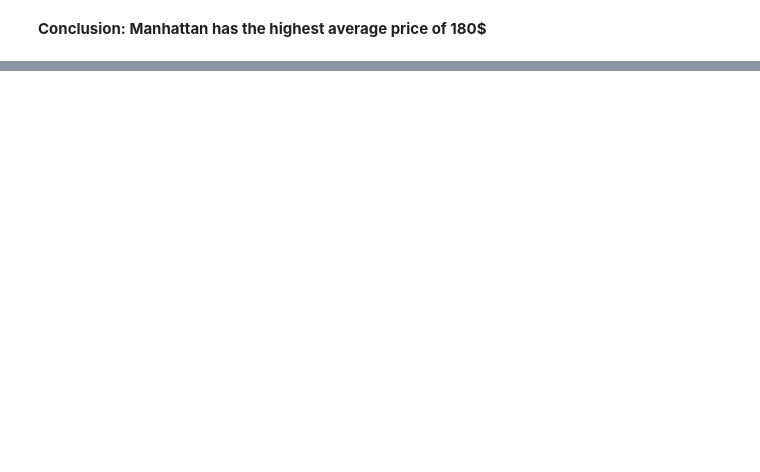
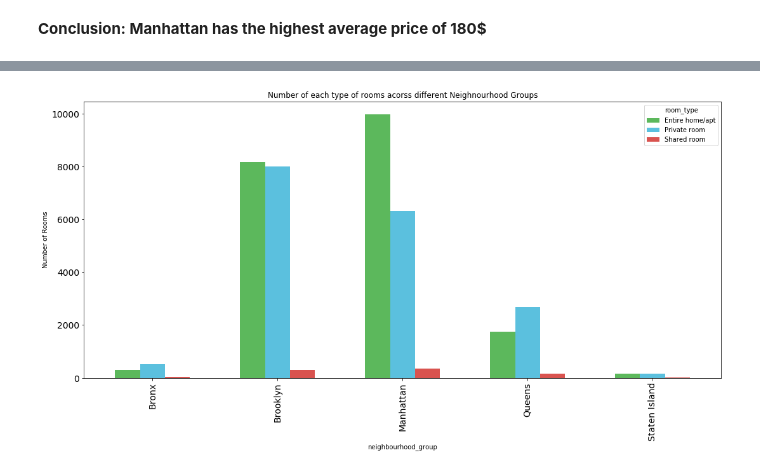
Before and after one commit to Karansingh005/New-York-Airbnb-Analysis, a Jupyter notebook: New_York_Analysis.ipynb, the cells around one changed output, grey strips where cells are left out. Saved outputs shown, nothing was run; the diff lists cells and outputs as text; code cells hidden in the pictures; blank space fills up the shorter version.

```diff
--- a/New_York_Analysis.ipynb
+++ b/New_York_Analysis.ipynb
@@ -197,0 +204,5 @@ plt.show()
+# %%
+df_neighbourhood_1 = df.groupby(['neighbourhood_group','room_type'])
+df_neighbourhood_1 = df_neighbourhood_1['id'].count()
+df_neighbourhood_1 = df_neighbourhood_1.unstack(level=1)
+df_neighbourhood_1
@@ -197,0 +217,12 @@ plt.show()
+# %%
+df_neighbourhood_1.plot(kind='bar',
+                        figsize=(18,8),
+                        width=0.6,
+                        fontsize=14,
+                        color = ['#5cb85c','#5bc0de','#d9534f'],
+                        )
+plt.title('Number of each type of rooms acorss different Neighnourhood Groups')
+plt.ylabel('Number of Rooms')
+plt.show()
+# %% [output]
+[figure, added]
```
Also changed, not shown: parts of 4 cells of this notebook.
